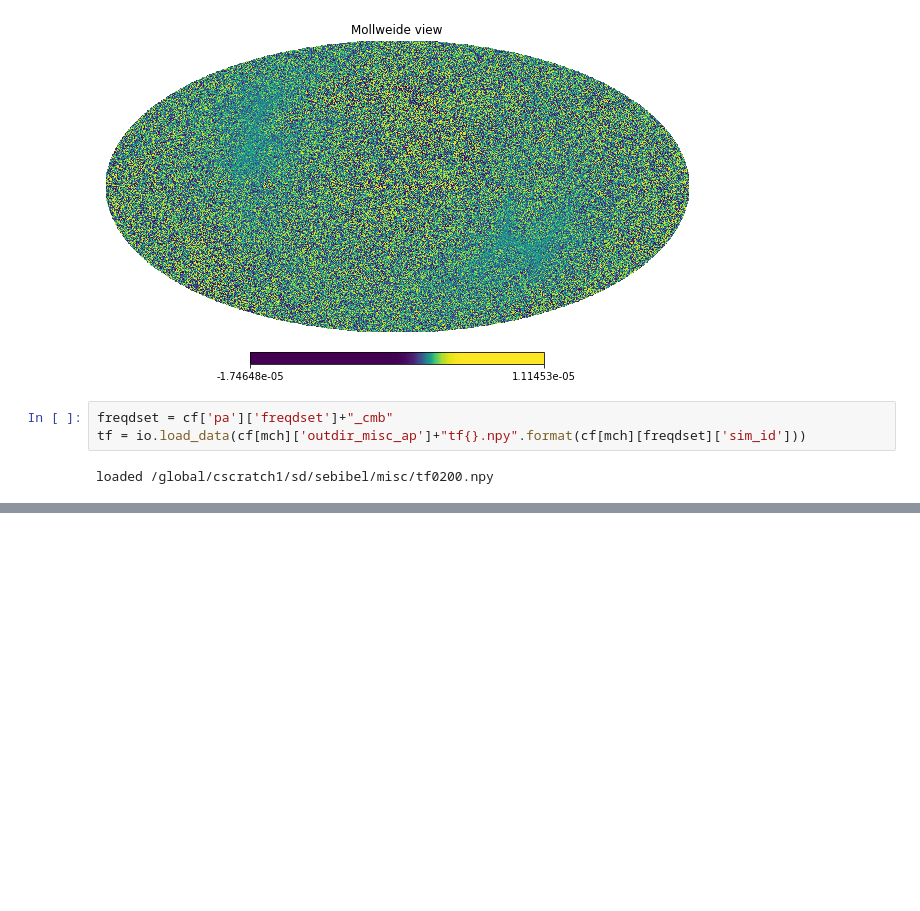
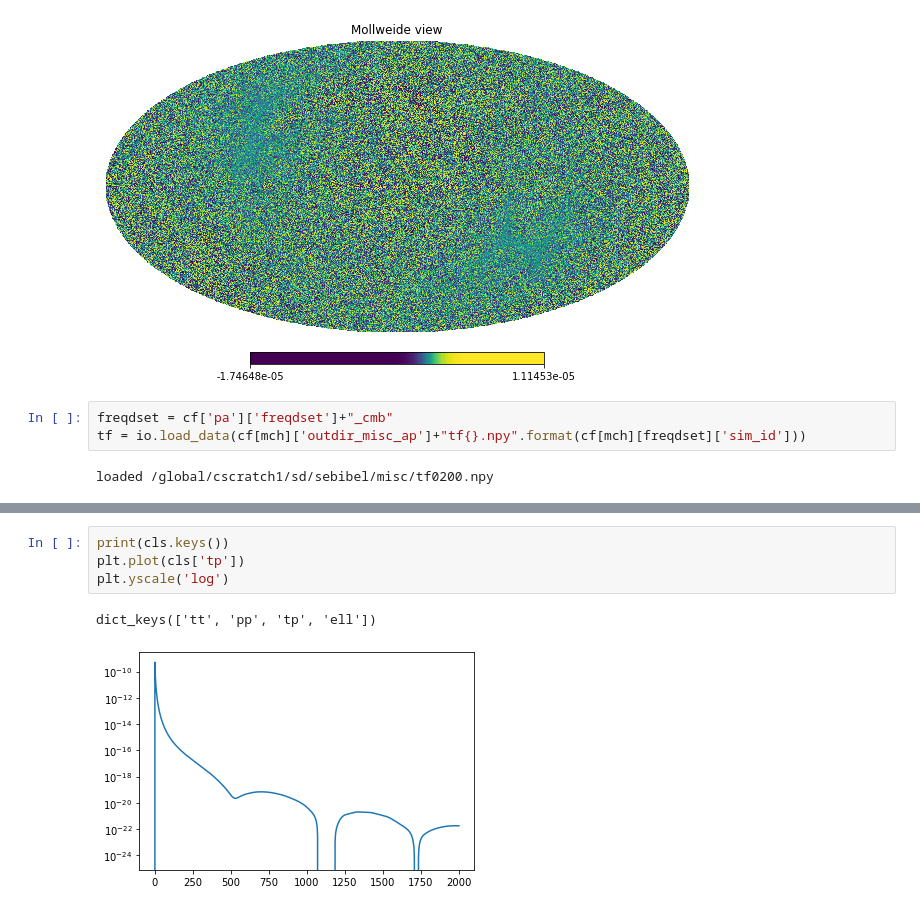
Before and after one commit to Sebastian-Belkner/component_separation, a Jupyter notebook: component_separation/latest_results.ipynb, the cells around one changed output, grey strips where cells are left out. Cells and saved outputs as stored; diff of their text form; blank space fills up the shorter version.

```diff
--- a/component_separation/latest_results.ipynb
+++ b/component_separation/latest_results.ipynb
@@ -325,0 +402,7 @@ plt.plot(tf)
+# %%
+print(cls.keys())
+plt.plot(cls['tp'])
+plt.yscale('log')
+# %% [output]
+dict_keys(['tt', 'pp', 'tp', 'ell'])
+[figure, added]
```
Also changed, not shown: parts of 8 cells of this notebook.
